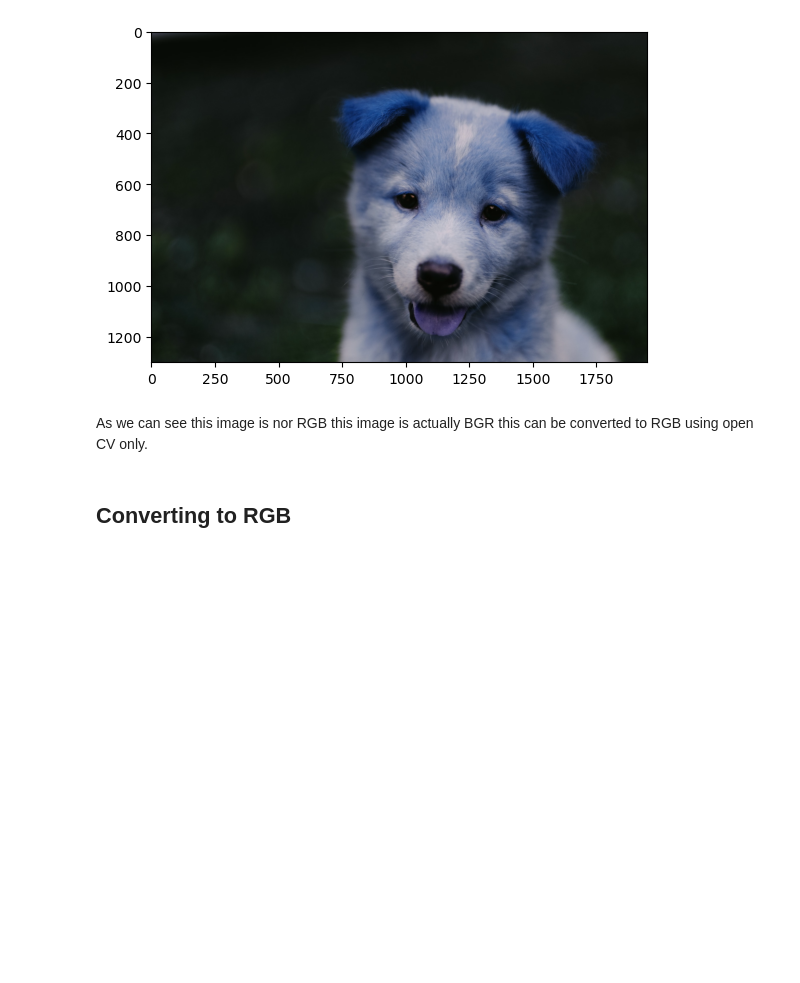
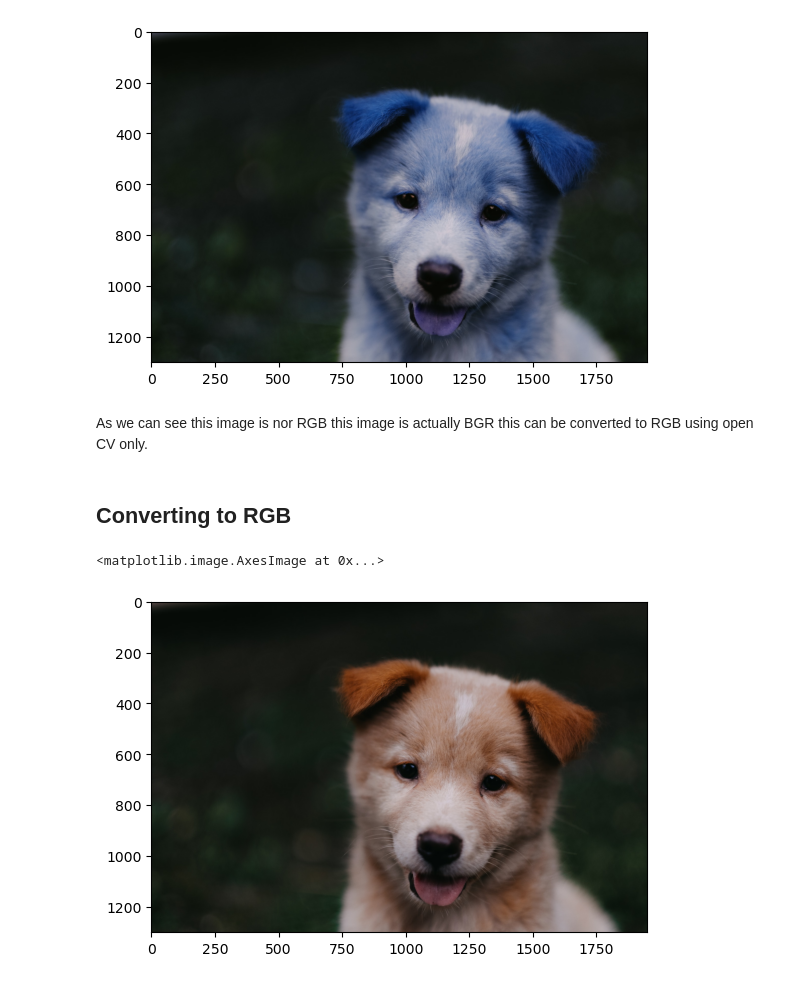
Before and after one commit to hrithik-data-bot/image-processing-notebooks, a Jupyter notebook: notebooks/002-opencv-I.ipynb, the cells around one changed output. Cells and saved outputs as stored; diff of their text form; code cells hidden in the pictures; blank space fills up the shorter version.

```diff
--- a/notebooks/002-opencv-I.ipynb
+++ b/notebooks/002-opencv-I.ipynb
@@ -21,4 +21,8 @@ As we can see this image is nor RGB this image is actually BGR this can be conve
 # %% [markdown]
 ## Converting to RGB
 # %%
-fix_image = cv2.cvtColor(input_image, cv2.COLOR)
+fix_image = cv2.cvtColor(input_image, cv2.COLOR_BGR2RGB)
+plt.imshow(fix_image)
+# %% [output]
+<matplotlib.image.AxesImage at 0x...>
+[figure, added]
```
Also changed, not shown: parts of 2 cells of this notebook.
